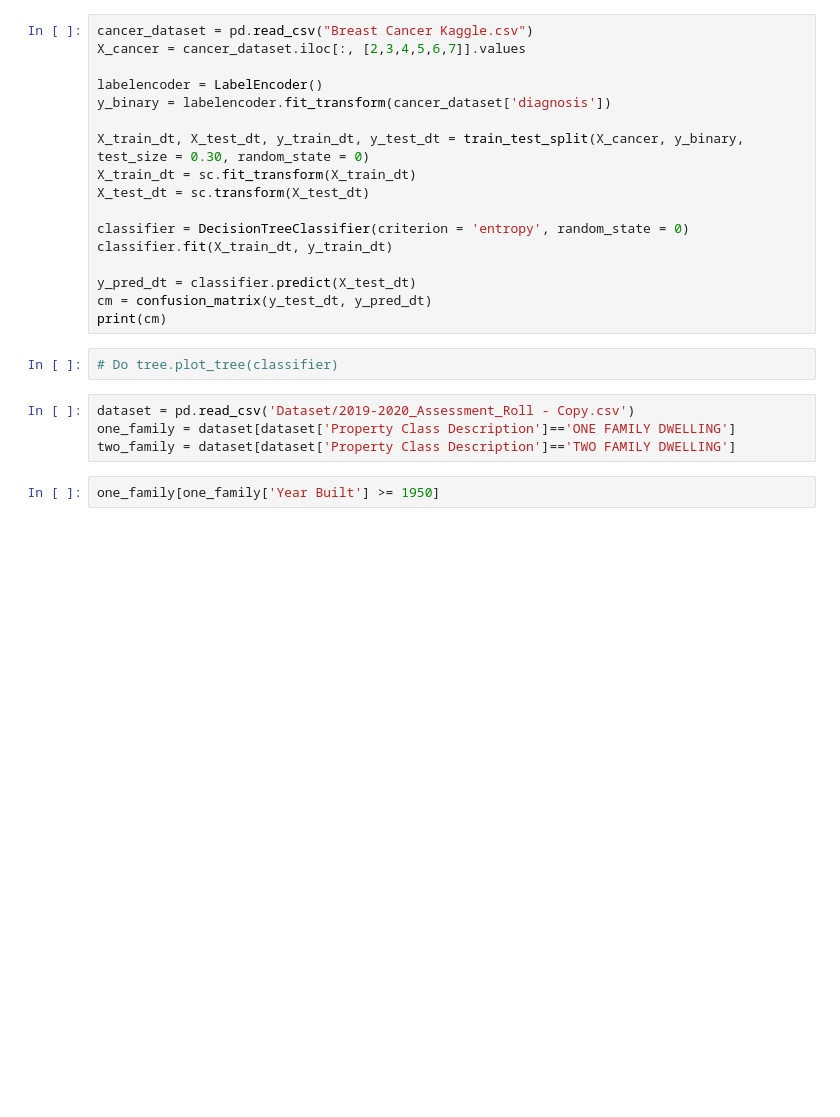
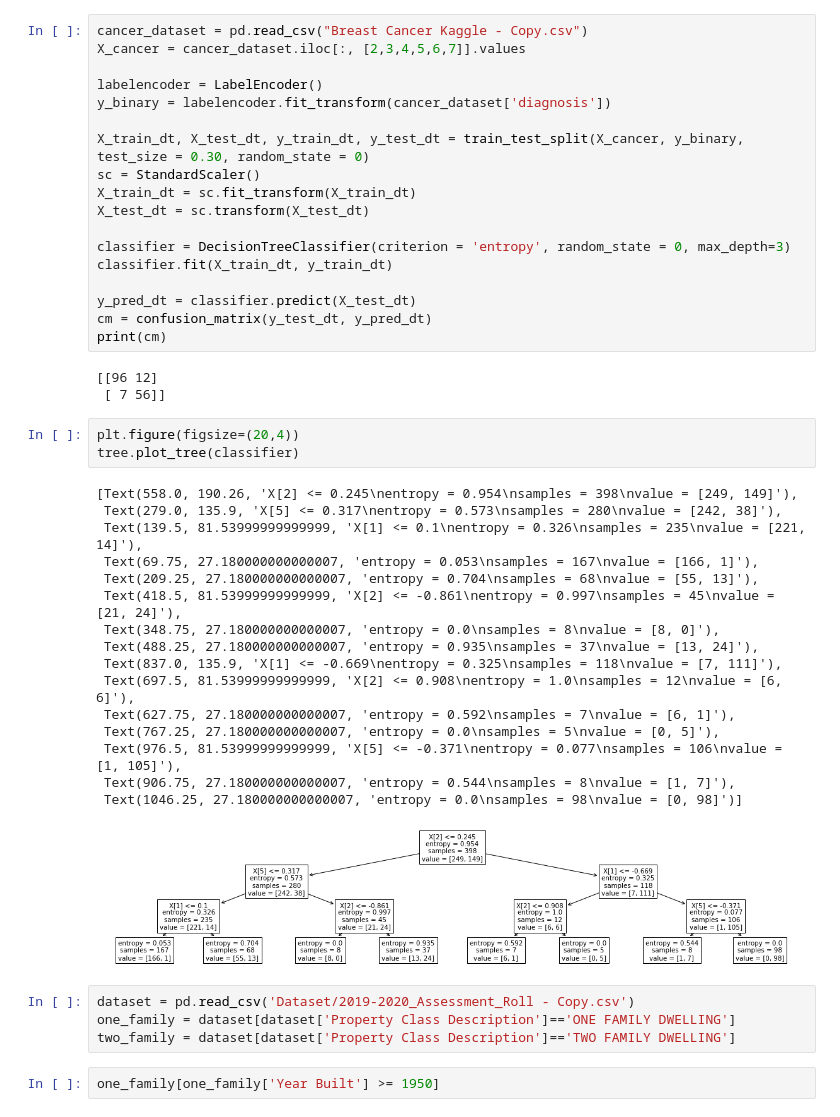
Before and after one commit to Josephslee99/CSE4-587Project, a Jupyter notebook: random_codes.ipynb, the cells around one changed output. Drawn from its saved outputs; the diff is of its cells as text; blank space fills up the shorter version.

Commit message:
Testing decision tree

```diff
--- a/random_codes.ipynb
+++ b/random_codes.ipynb
@@ -25,22 +16,44 @@ from sklearn.tree import DecisionTreeClassifier
 # %%
-cancer_dataset = pd.read_csv("Breast Cancer Kaggle.csv")
+cancer_dataset = pd.read_csv("Breast Cancer Kaggle - Copy.csv")
 X_cancer = cancer_dataset.iloc[:, [2,3,4,5,6,7]].values
 
 labelencoder = LabelEncoder()
 y_binary = labelencoder.fit_transform(cancer_dataset['diagnosis'])
 
 X_train_dt, X_test_dt, y_train_dt, y_test_dt = train_test_split(X_cancer, y_binary, test_size = 0.30, random_state = 0)
+sc = StandardScaler()
 X_train_dt = sc.fit_transform(X_train_dt)
 X_test_dt = sc.transform(X_test_dt)
 
-classifier = DecisionTreeClassifier(criterion = 'entropy', random_state = 0)
+classifier = DecisionTreeClassifier(criterion = 'entropy', random_state = 0, max_depth=3)
 classifier.fit(X_train_dt, y_train_dt)
 
 y_pred_dt = classifier.predict(X_test_dt)
 cm = confusion_matrix(y_test_dt, y_pred_dt)
 print(cm)
+# %% [output]
+[[96 12]
+ [ 7 56]]
 # %%
-# Do tree.plot_tree(classifier)
+plt.figure(figsize=(20,4))
+tree.plot_tree(classifier)
+# %% [output]
+[Text(558.0, 190.26, 'X[2] <= 0.245\nentropy = 0.954\nsamples = 398\nvalue = [249, 149]'),
+ Text(279.0, 135.9, 'X[5] <= 0.317\nentropy = 0.573\nsamples = 280\nvalue = [242, 38]'),
+ Text(139.5, 81.53999999999999, 'X[1] <= 0.1\nentropy = 0.326\nsamples = 235\nvalue = [221, 14]'),
+ Text(69.75, 27.180000000000007, 'entropy = 0.053\nsamples = 167\nvalue = [166, 1]'),
+ Text(209.25, 27.180000000000007, 'entropy = 0.704\nsamples = 68\nvalue = [55, 13]'),
+ Text(418.5, 81.53999999999999, 'X[2] <= -0.861\nentropy = 0.997\nsamples = 45\nvalue = [21, 24]'),
+ Text(348.75, 27.180000000000007, 'entropy = 0.0\nsamples = 8\nvalue = [8, 0]'),
+ Text(488.25, 27.180000000000007, 'entropy = 0.935\nsamples = 37\nvalue = [13, 24]'),
+ Text(837.0, 135.9, 'X[1] <= -0.669\nentropy = 0.325\nsamples = 118\nvalue = [7, 111]'),
+ Text(697.5, 81.53999999999999, 'X[2] <= 0.908\nentropy = 1.0\nsamples = 12\nvalue = [6, 6]'),
+ Text(627.75, 27.180000000000007, 'entropy = 0.592\nsamples = 7\nvalue = [6, 1]'),
+ Text(767.25, 27.180000000000007, 'entropy = 0.0\nsamples = 5\nvalue = [0, 5]'),
+ Text(976.5, 81.53999999999999, 'X[5] <= -0.371\nentropy = 0.077\nsamples = 106\nvalue = [1, 105]'),
+ Text(906.75, 27.180000000000007, 'entropy = 0.544\nsamples = 8\nvalue = [1, 7]'),
+ Text(1046.25, 27.180000000000007, 'entropy = 0.0\nsamples = 98\nvalue = [0, 98]')]
+[figure, added]
 # %%
 dataset = pd.read_csv('Dataset/2019-2020_Assessment_Roll - Copy.csv')
 one_family = dataset[dataset['Property Class Description']=='ONE FAMILY DWELLING']
```
Also changed, not shown: parts of 1 cell of this notebook.
